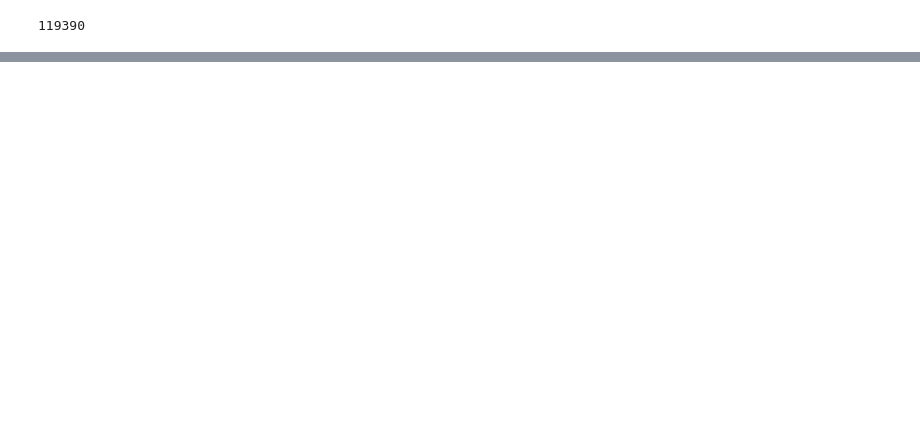
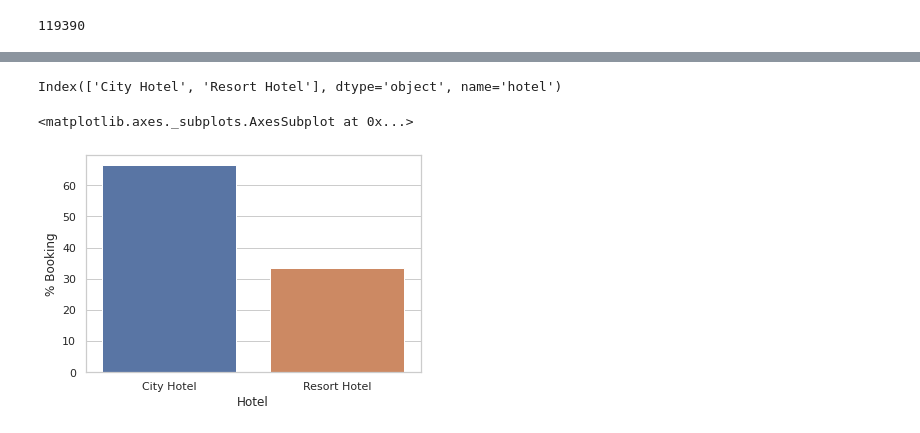
Before and after one commit to DebarajPurohit/Hotel_booking_analysis, a Jupyter notebook: Hotel_Booking_Analysis_Capstone_Project.ipynb, the cells around one changed output, grey strips where cells are left out. Saved outputs shown, nothing was run; the diff lists cells and outputs as text; code cells hidden in the pictures; blank space fills up the shorter version.

```diff
--- a/Hotel_Booking_Analysis_Capstone_Project.ipynb
+++ b/Hotel_Booking_Analysis_Capstone_Project.ipynb
@@ -167,2 +167,2 @@ Name: Resort Hotel, dtype: int64
 # %%
-Resort_hotel_percentage = (Total_booking_3years.loc['Resort Hotel', 'total_booking']/total_no_of_bookings)*100
+Total_booking_3years['% Booking'] = (Total_booking_3years['total_booking']/total_no_of_bookings)*100
@@ -183,0 +177,12 @@ Name: City Hotel, dtype: float64
+# %%
+Total_booking_3years.index
+# %% [output]
+Index(['City Hotel', 'Resort Hotel'], dtype='object', name='hotel')
+# %%
+sns.set_theme(style='whitegrid')
+Total_booking_3years['Hotel']= Total_booking_3years.index
+sns.barplot(x= 'Hotel',y= '% Booking', data= Total_booking_3years)
+#Total_booking_3years
+# %% [output]
+<matplotlib.axes._subplots.AxesSubplot at 0x...>
+[figure, added]
```
Also changed, not shown: parts of 26 cells of this notebook.
